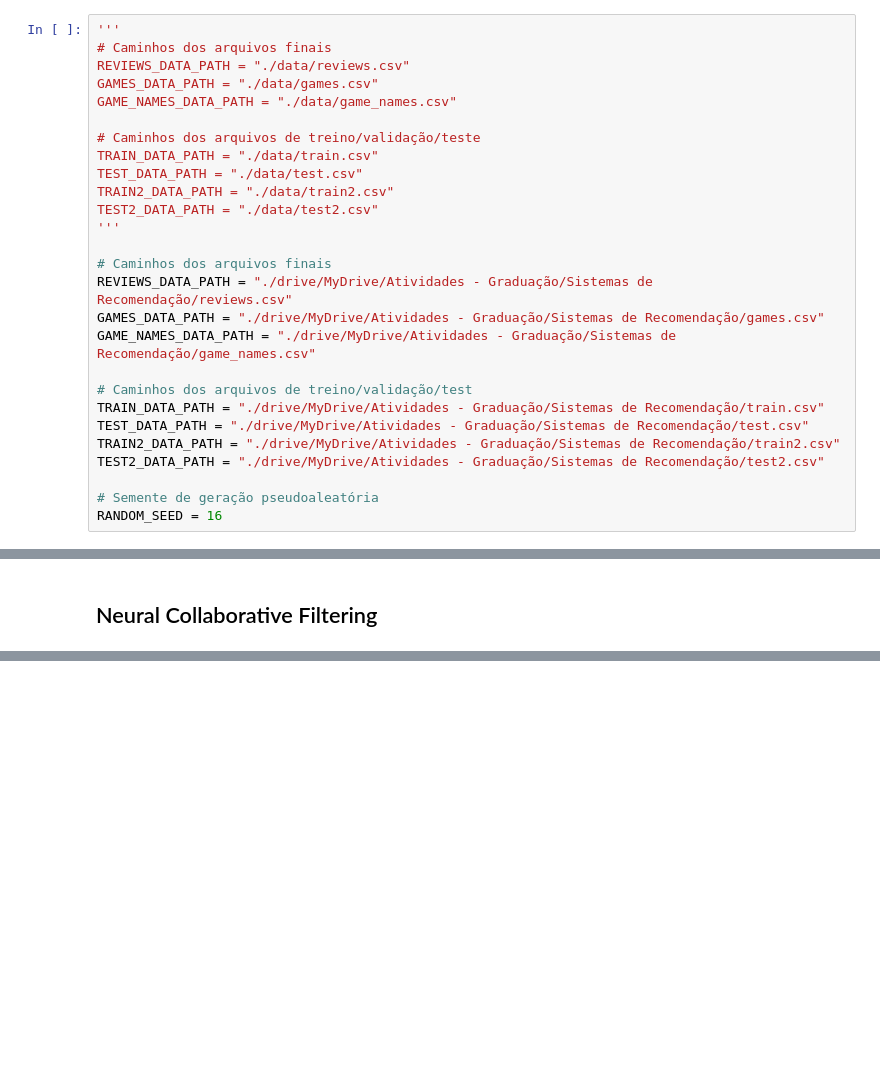
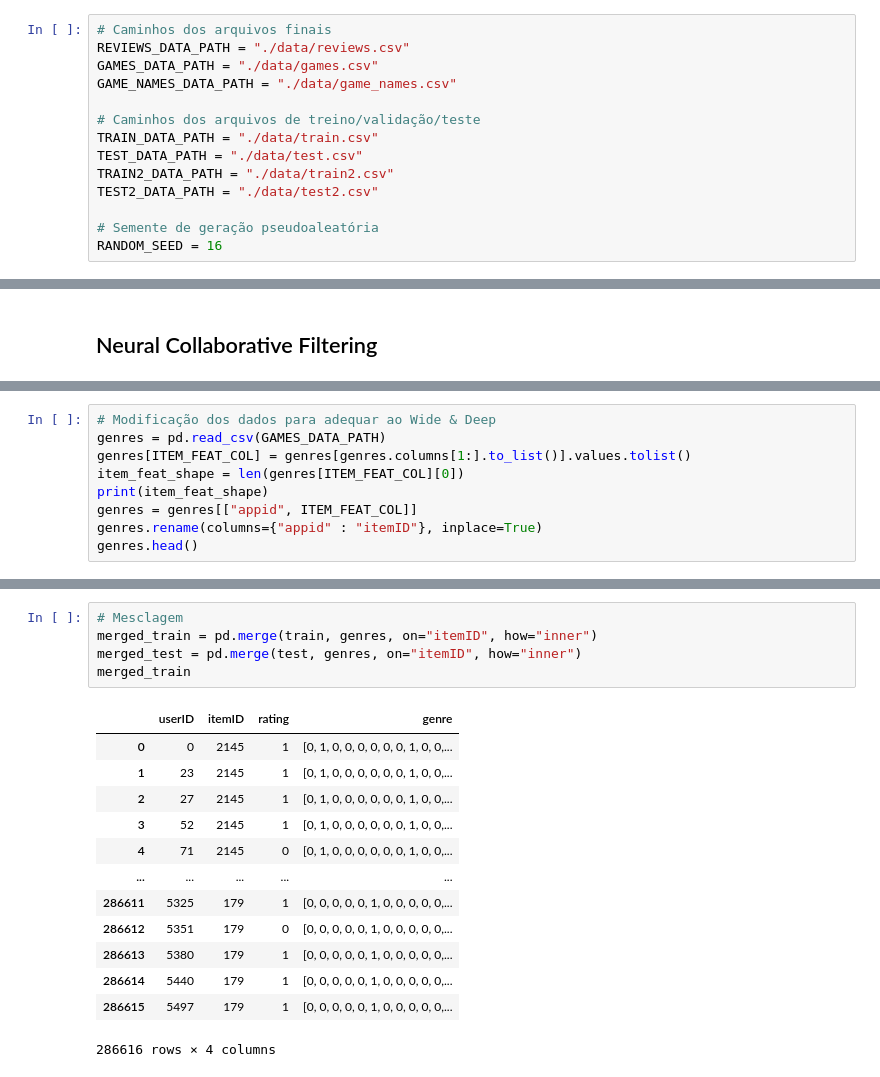
Before and after one commit to jlrconstantino/steam_recommenders_comparison, a Jupyter notebook: recommenders_comparison.ipynb, the cells around one changed output, grey strips where cells are left out. Saved outputs shown, nothing was run; the diff lists cells and outputs as text; blank space fills up the shorter version.

```diff
--- a/recommenders_comparison.ipynb
+++ b/recommenders_comparison.ipynb
@@ -52,7 +52,6 @@ tf.get_logger().setLevel('ERROR')
 # Manipulação de arquivos
 import os
 # %%
-'''
 # Caminhos dos arquivos finais
 REVIEWS_DATA_PATH = "./data/reviews.csv"
 GAMES_DATA_PATH = "./data/games.csv"
@@ -63,18 +62,6 @@ TRAIN_DATA_PATH = "./data/train.csv"
 TEST_DATA_PATH = "./data/test.csv"
 TRAIN2_DATA_PATH = "./data/train2.csv"
 TEST2_DATA_PATH = "./data/test2.csv"
-'''
-
-# Caminhos dos arquivos finais
-REVIEWS_DATA_PATH = "./drive/MyDrive/Atividades - Graduação/Sistemas de Recomendação/reviews.csv"
-GAMES_DATA_PATH = "./drive/MyDrive/Atividades - Graduação/Sistemas de Recomendação/games.csv"
-GAME_NAMES_DATA_PATH = "./drive/MyDrive/Atividades - Graduação/Sistemas de Recomendação/game_names.csv"
-
-# Caminhos dos arquivos de treino/validação/test
-TRAIN_DATA_PATH = "./drive/MyDrive/Atividades - Graduação/Sistemas de Recomendação/train.csv"
-TEST_DATA_PATH = "./drive/MyDrive/Atividades - Graduação/Sistemas de Recomendação/test.csv"
-TRAIN2_DATA_PATH = "./drive/MyDrive/Atividades - Graduação/Sistemas de Recomendação/train2.csv"
-TEST2_DATA_PATH = "./drive/MyDrive/Atividades - Graduação/Sistemas de Recomendação/test2.csv"
 
 # Semente de geração pseudoaleatória
 RANDOM_SEED = 16
@@ -369,0 +472,9 @@ print("MAP:\t%f" % eval_map, "NDCG:\t%f" % eval_ndcg)
+# %%
+# Modificação dos dados para adequar ao Wide & Deep
+genres = pd.read_csv(GAMES_DATA_PATH)
+genres[ITEM_FEAT_COL] = genres[genres.columns[1:].to_list()].values.tolist()
+item_feat_shape = len(genres[ITEM_FEAT_COL][0])
+print(item_feat_shape)
+genres = genres[["appid", ITEM_FEAT_COL]]
+genres.rename(columns={"appid" : "itemID"}, inplace=True)
+genres.head()
@@ -369,0 +489,19 @@ print("MAP:\t%f" % eval_map, "NDCG:\t%f" % eval_ndcg)
+# %%
+# Mesclagem
+merged_train = pd.merge(train, genres, on="itemID", how="inner")
+merged_test = pd.merge(test, genres, on="itemID", how="inner")
+merged_train
+# %% [output]
+|  | userID | itemID | rating | genre |
+| 0 | 0 | 2145 | 1 | [0, 1, 0, 0, 0, 0, 0, 0, 1, 0, 0,... |
+| 1 | 23 | 2145 | 1 | [0, 1, 0, 0, 0, 0, 0, 0, 1, 0, 0,... |
+| 2 | 27 | 2145 | 1 | [0, 1, 0, 0, 0, 0, 0, 0, 1, 0, 0,... |
+| 3 | 52 | 2145 | 1 | [0, 1, 0, 0, 0, 0, 0, 0, 1, 0, 0,... |
+| 4 | 71 | 2145 | 0 | [0, 1, 0, 0, 0, 0, 0, 0, 1, 0, 0,... |
+| ... | ... | ... | ... | ... |
+| 286611 | 5325 | 179 | 1 | [0, 0, 0, 0, 0, 1, 0, 0, 0, 0, 0,... |
+| 286612 | 5351 | 179 | 0 | [0, 0, 0, 0, 0, 1, 0, 0, 0, 0, 0,... |
+| 286613 | 5380 | 179 | 1 | [0, 0, 0, 0, 0, 1, 0, 0, 0, 0, 0,... |
+| 286614 | 5440 | 179 | 1 | [0, 0, 0, 0, 0, 1, 0, 0, 0, 0, 0,... |
+| 286615 | 5497 | 179 | 1 | [0, 0, 0, 0, 0, 1, 0, 0, 0, 0, 0,... |
+286616 rows × 4 columns
```
Also changed, not shown: parts of 31 cells of this notebook, 1 other file.
